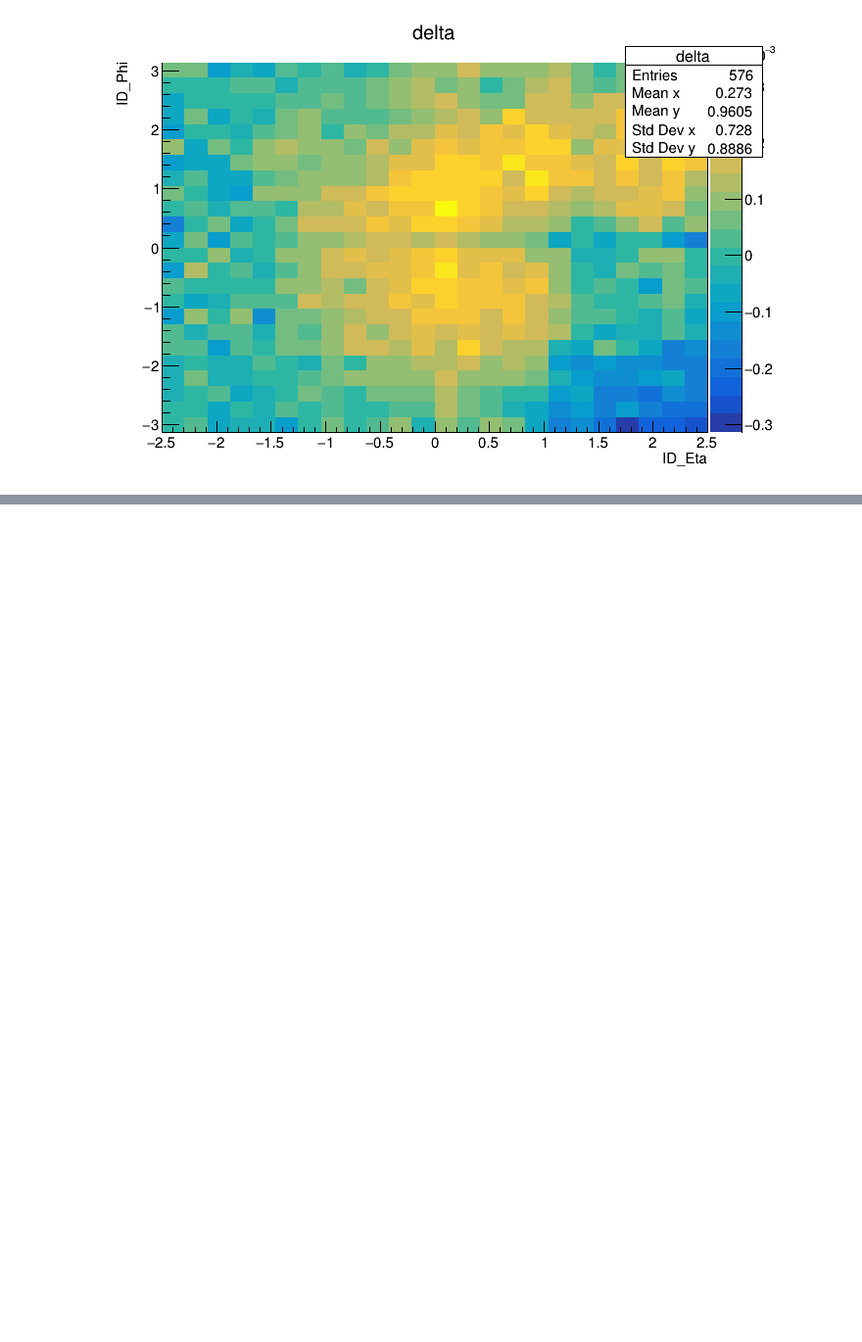
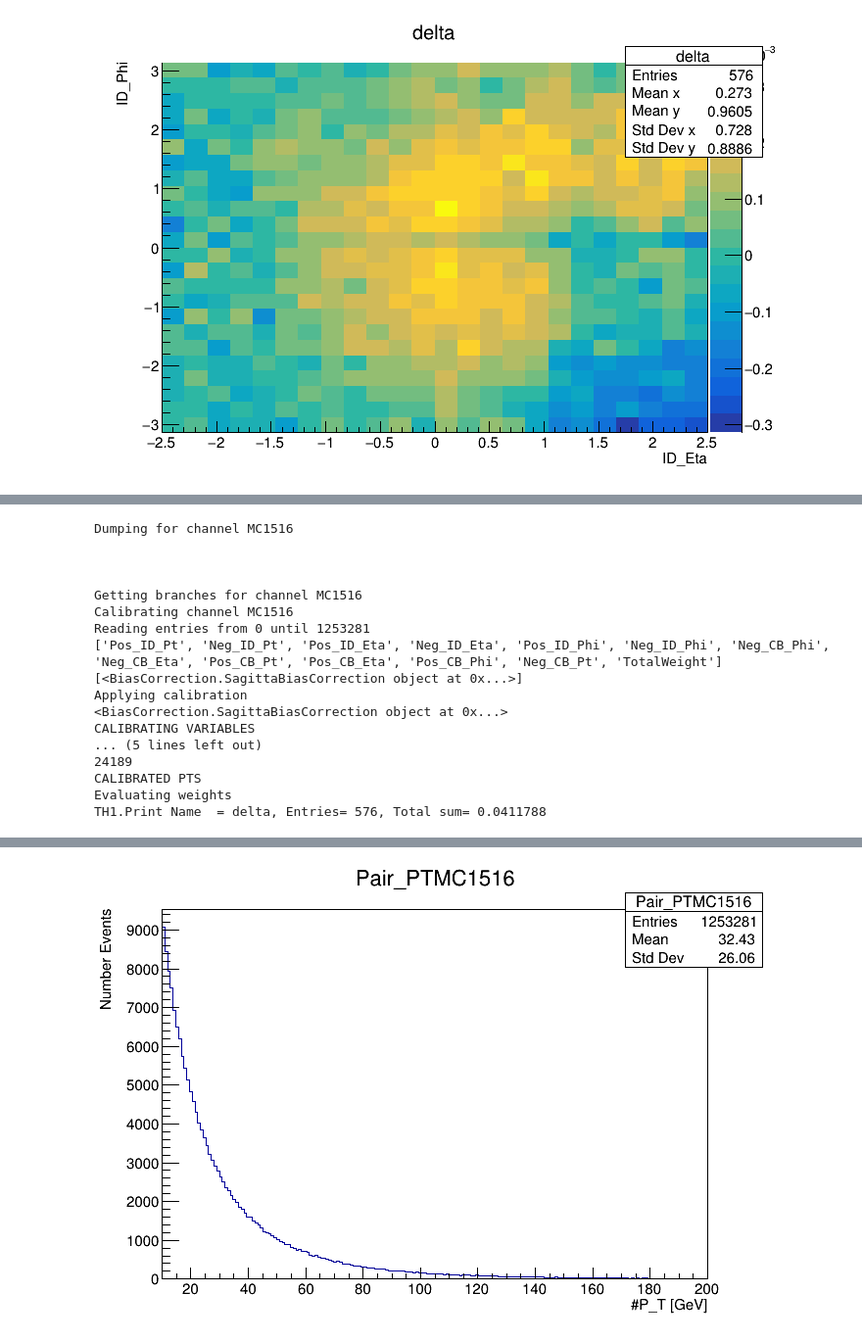
Before and after one commit to luadamek/PyMomentumValidation, a Jupyter notebook: ExamplesSagittaBias.ipynb, the cells around one changed output, grey strips where cells are left out. Shown at 98% size. Drawn from its saved outputs; the diff is of its cells as text; code cells hidden in the pictures; blank space fills up the shorter version.

```diff
--- a/ExamplesSagittaBias.ipynb
+++ b/ExamplesSagittaBias.ipynb
@@ -242,0 +264,13 @@ deltas-deltas_merged # see, no difference!
+# %%
+import utils
+from histogram_filler import HistogramFiller
+files = utils.get_files("v05_standardvars")
+files = {"MC1516":files["MC1516"]}
+trees = utils.tchain_files_together("MuonMomentumCalibrationTree", files)
+partitions = utils.generate_partitions(trees, 100)
+print("Partitions ", partitions)
+one_partition = {}
+for channel in partitions:
+    one_partition[channel] =  partitions[channel][0] #get the start and stop for the first job
+from variables import calc_weight
+hist_filler = HistogramFiller(trees, "MuonMomentumCalibrationTree", calc_weight, selection_string = "", partitions = one_partition)
@@ -242,0 +356,40 @@ deltas-deltas_merged # see, no difference!
+# %%
+#here I apply a calibration to one of the channels, and then fill the histogram
+
+from variables import calc_pos_id_eta, calc_pos_id_phi, calc_neg_id_eta, calc_neg_id_phi
+from BiasCorrection import SagittaBiasCorrection
+
+xvar_pos = calc_pos_id_eta
+xvar_neg = calc_neg_id_eta
+
+yvar_pos = calc_pos_id_phi
+yvar_neg = calc_neg_id_phi
+
+calib = SagittaBiasCorrection([delta_hist], xvar_pos, xvar_neg, yvar_pos, yvar_neg, flavour = location, store_uncorr=True)
+
+hist_filler.apply_calibration_for_channel("MC1516", calib, selections=[])
+
+hists = hist_filler.DumpHistograms()
+
+import ROOT
+c2 = ROOT.TCanvas()
+hists['Pair_PT']["MC1516"].Draw("HIST")
+c2.Draw()
+# %% [output]
+Dumping for channel MC1516
+
+
+
+Getting branches for channel MC1516
+Calibrating channel MC1516
+Reading entries from 0 until 1253281
+['Pos_ID_Pt', 'Neg_ID_Pt', 'Pos_ID_Eta', 'Neg_ID_Eta', 'Pos_ID_Phi', 'Neg_ID_Phi', 'Neg_CB_Phi', 'Neg_CB_Eta', 'Pos_CB_Pt', 'Pos_CB_Eta', 'Pos_CB_Phi', 'Neg_CB_Pt', 'TotalWeight']
+[<BiasCorrection.SagittaBiasCorrection object at 0x...>]
+Applying calibration
+<BiasCorrection.SagittaBiasCorrection object at 0x...>
+CALIBRATING VARIABLES
+... (5 lines left out)
+24189
+CALIBRATED PTS
+Evaluating weights
+TH1.Print Name  = delta, Entries= 576, Total sum= 0.0411788
@@ -242,0 +397 @@ deltas-deltas_merged # see, no difference!
+[figure, added]
```
Also changed, not shown: parts of 7 cells of this notebook.
